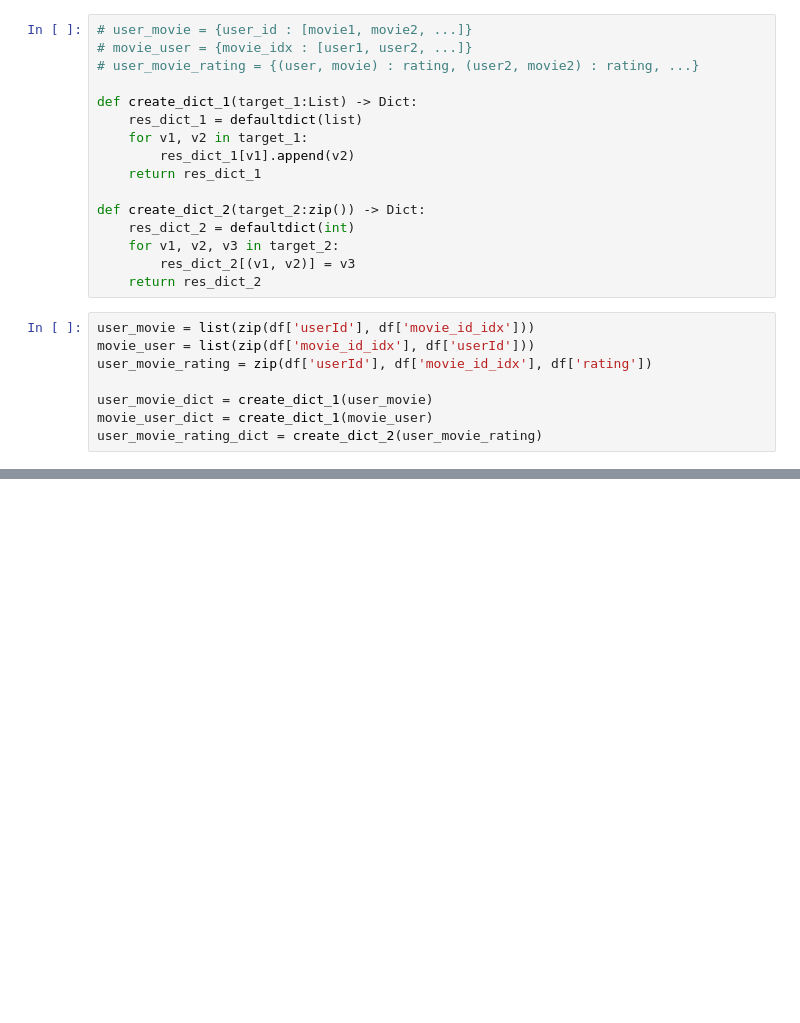
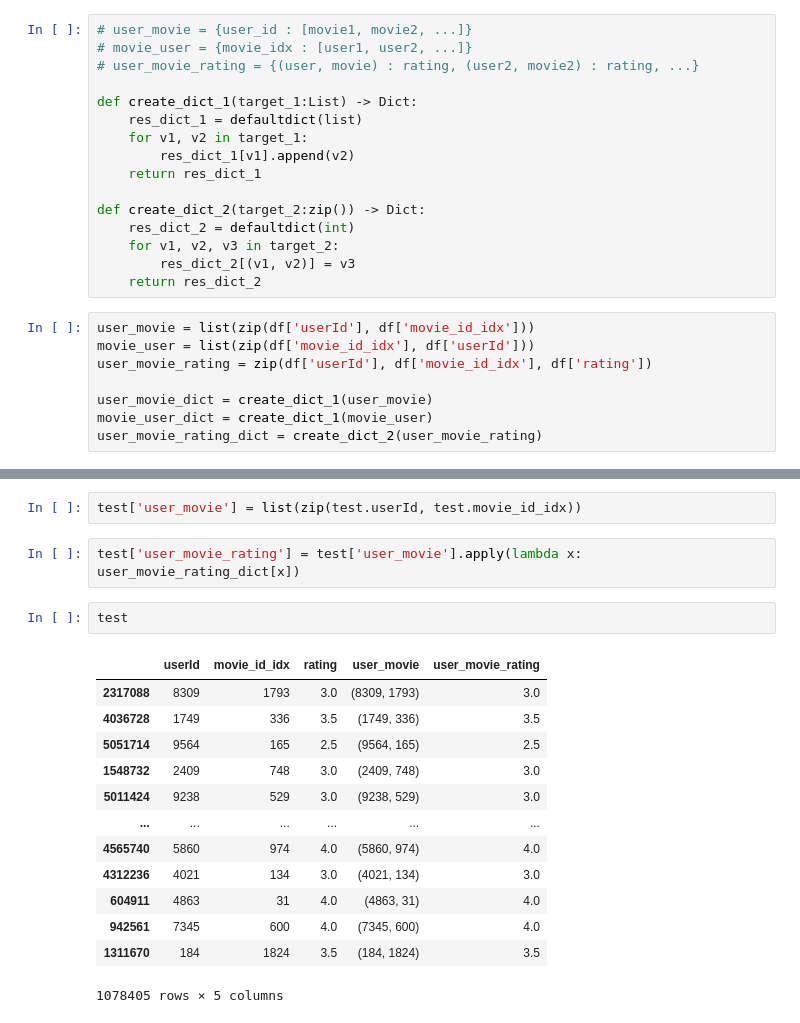
Before and after one commit to INA-95/H-M-Personalized-Fashion-Recommendations, a Jupyter notebook: Movie_Recommender_System_230301.ipynb, the cells around one changed output, grey strips where cells are left out. Cells and saved outputs as stored; diff of their text form; blank space fills up the shorter version.

```diff
--- a/Movie_Recommender_System_230301.ipynb
+++ b/Movie_Recommender_System_230301.ipynb
@@ -120,0 +127,20 @@ train
+# %%
+test['user_movie'] = list(zip(test.userId, test.movie_id_idx))
+# %%
+test['user_movie_rating'] = test['user_movie'].apply(lambda x: user_movie_rating_dict[x])
+# %%
+test
+# %% [output]
+|  | userId | movie_id_idx | rating | user_movie | user_movie_rating |
+| 2317088 | 8309 | 1793 | 3.0 | (8309, 1793) | 3.0 |
+| 4036728 | 1749 | 336 | 3.5 | (1749, 336) | 3.5 |
+| 5051714 | 9564 | 165 | 2.5 | (9564, 165) | 2.5 |
+| 1548732 | 2409 | 748 | 3.0 | (2409, 748) | 3.0 |
+| 5011424 | 9238 | 529 | 3.0 | (9238, 529) | 3.0 |
+| ... | ... | ... | ... | ... | ... |
+| 4565740 | 5860 | 974 | 4.0 | (5860, 974) | 4.0 |
+| 4312236 | 4021 | 134 | 3.0 | (4021, 134) | 3.0 |
+| 604911 | 4863 | 31 | 4.0 | (4863, 31) | 4.0 |
+| 942561 | 7345 | 600 | 4.0 | (7345, 600) | 4.0 |
+| 1311670 | 184 | 1824 | 3.5 | (184, 1824) | 3.5 |
+1078405 rows × 5 columns
```
Also changed, not shown: parts of 5 cells of this notebook.
